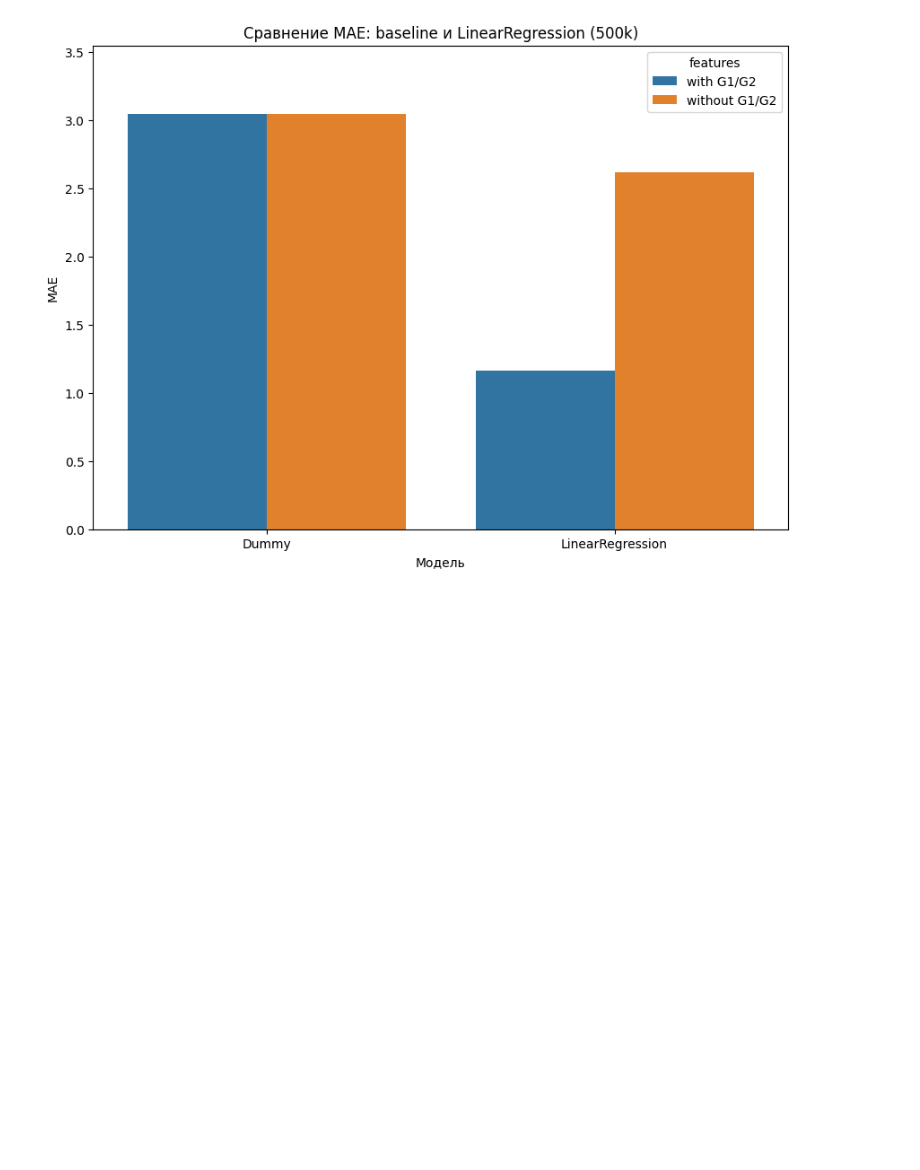
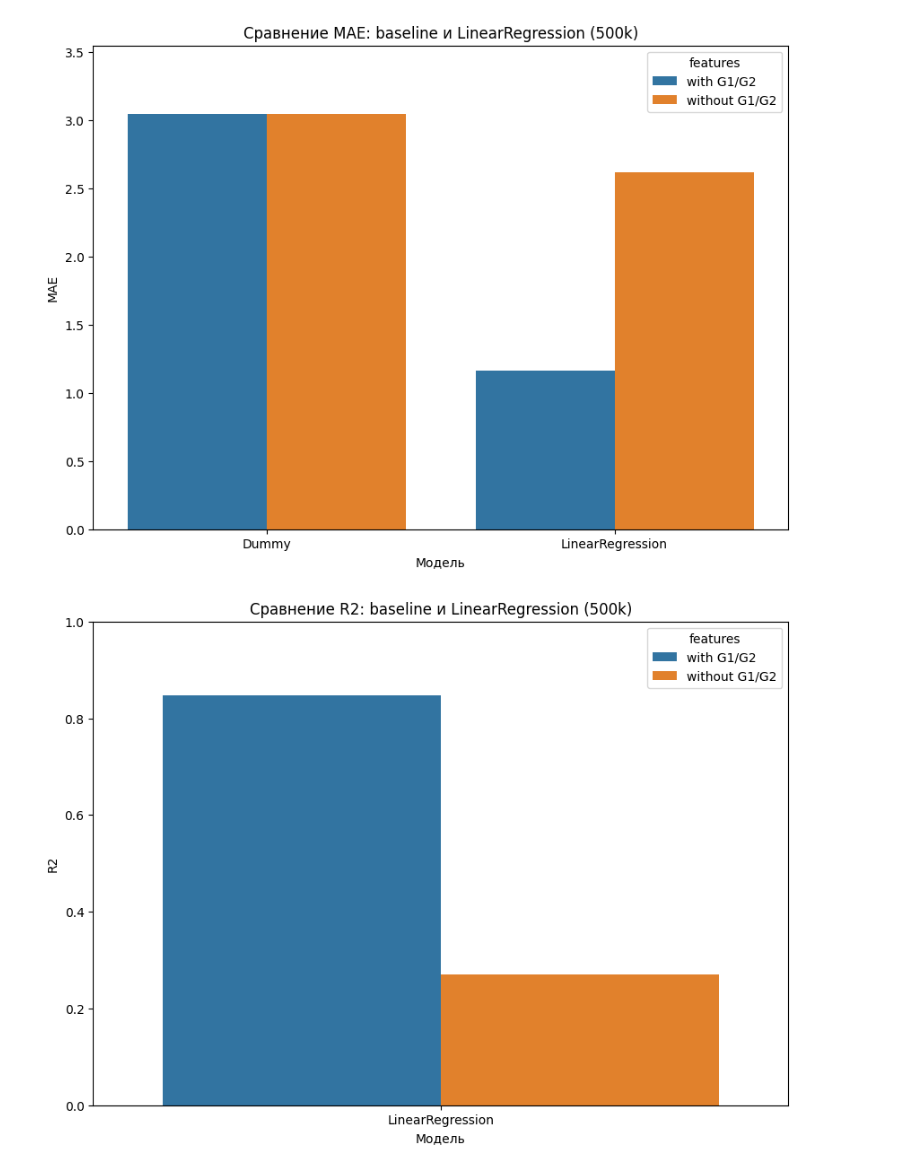
Before and after one commit to SladkyuLesha/student-performance-model, a Jupyter notebook: notebooks/01_data_overviwe.ipynb, the cells around one changed output. Drawn from its saved outputs; the diff is of its cells as text; code cells hidden in the pictures; blank space fills up the shorter version.

```diff
--- a/notebooks/01_data_overviwe.ipynb
+++ b/notebooks/01_data_overviwe.ipynb
@@ -539,12 +555,18 @@ np.float64(1.165)
 
 Оцениваем линейную регрессию без промежуточных оценок, чтобы сравнить силу остальных признаков.
 # %%
-linear_reg_mae_scores_500_without_grades = -cross_val_score(
+linear_reg_scores_500_without_grades = cross_validate(
     model,
     X_500_without_grades,
     y_500,
     cv=7,
-    scoring='neg_mean_absolute_error')
+    scoring=scoring)
 
-linear_reg_mae_scores_500_without_grades.mean().round(3)
+linear_metrics_500_without_grades = pd.DataFrame({
+    'features': ['without G1/G2'],
+    'MAE': [-linear_reg_scores_500_without_grades['test_mae'].mean()],
+    'MSE': [-linear_reg_scores_500_without_grades['test_mse'].mean()],
+    'R2': [linear_reg_scores_500_without_grades['test_R2'].mean()]
+})
+linear_metrics_500_without_grades.round(3)
 # %% [output]
@@ -591,3 +614,35 @@ plt.ylim(0, results["MAE"].max() + 0.5)
 plt.show()
 # %% [output]
 [figure]
+# %%
+results = pd.DataFrame({
+    "model": [
+        "LinearRegression",
+        "LinearRegression",
+    ],
+    "features": [
+        "with G1/G2",
+        "without G1/G2",
+    ],
+    "R2": [
+        linear_metrics_500_with_grades['R2'].mean(),
+        linear_metrics_500_without_grades['R2'].mean(),
+    ],
+})
+
+plt.figure(figsize=(10, 7))
+
+sns.barplot(
+    data=results,
+    x="model",
+    y="R2",
+    hue="features"
+)
+
+plt.title("Сравнение R2: baseline и LinearRegression (500k)")
+plt.xlabel("Модель")
+plt.ylabel("R2")
+plt.ylim(0, 1)
+plt.show()
+# %% [output]
+[figure, added]
```
Also changed, not shown: parts of 33 cells of this notebook, 1 other file.
